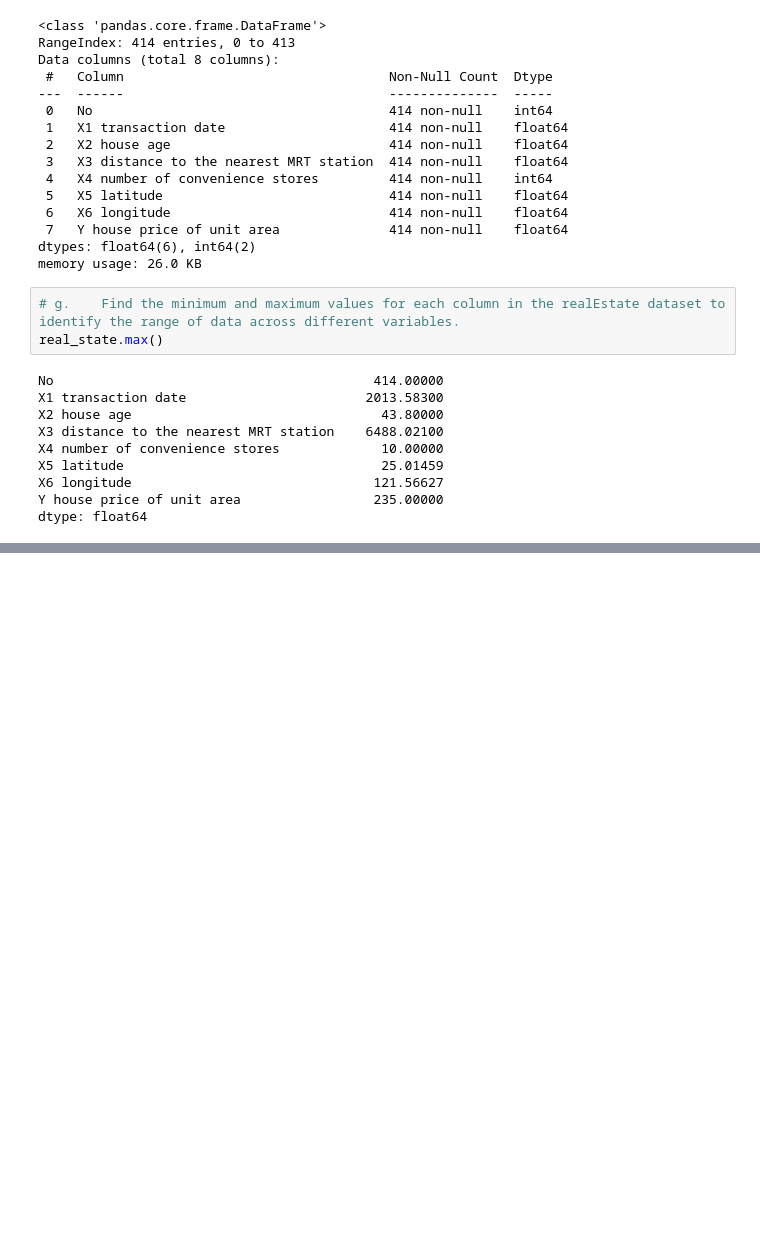
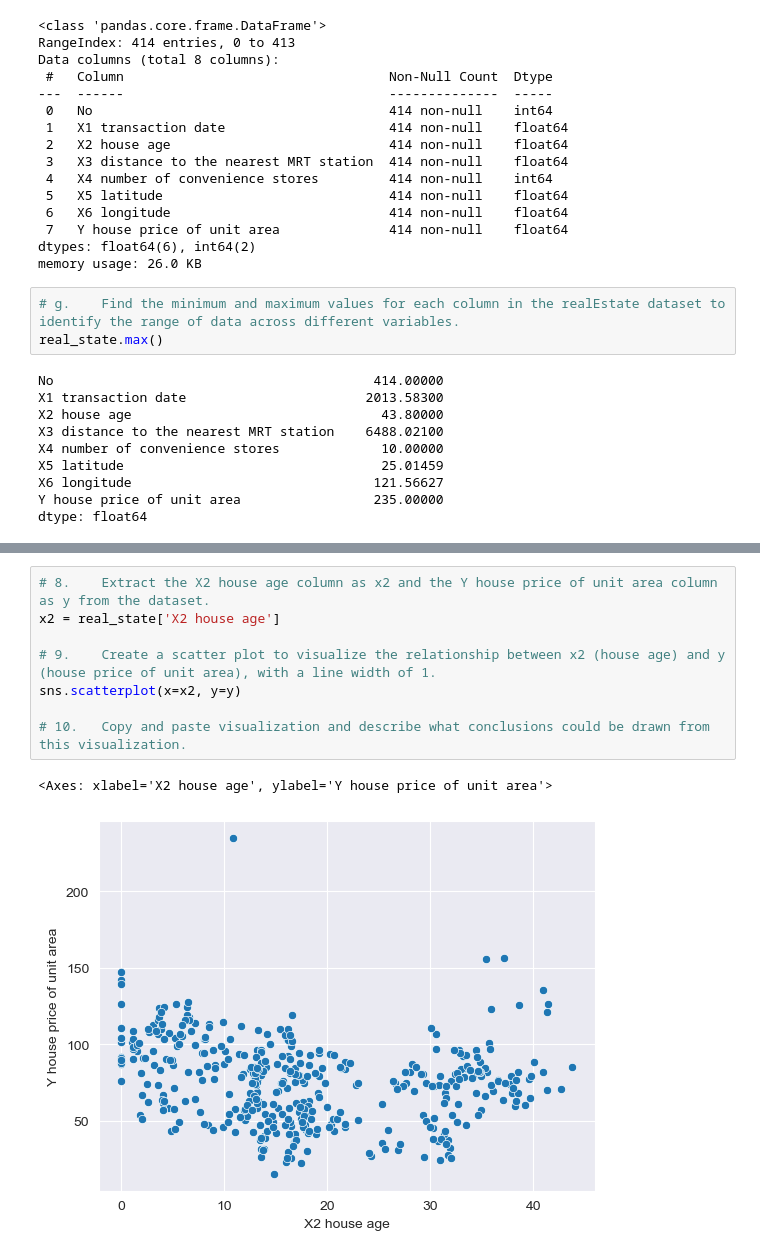
Before and after one commit to Xyehtz/AI-and-Machine-Learning, a Jupyter notebook: Lab 4/sample.ipynb, the cells around one changed output, grey strips where cells are left out. Saved outputs shown, nothing was run; the diff lists cells and outputs as text; blank space fills up the shorter version.

```diff
--- a/Lab 4/sample.ipynb
+++ b/Lab 4/sample.ipynb
@@ -89,0 +115,11 @@ real_state.info
+# %%
+# 8.	Extract the X2 house age column as x2 and the Y house price of unit area column as y from the dataset.
+x2 = real_state['X2 house age']
+
+# 9.	Create a scatter plot to visualize the relationship between x2 (house age) and y (house price of unit area), with a line width of 1.
+sns.scatterplot(x=x2, y=y)
+
+# 10.	Copy and paste visualization and describe what conclusions could be drawn from this visualization.
+# %% [output]
+<Axes: xlabel='X2 house age', ylabel='Y house price of unit area'>
+[figure, added]
```
Also changed, not shown: parts of 11 cells of this notebook.
